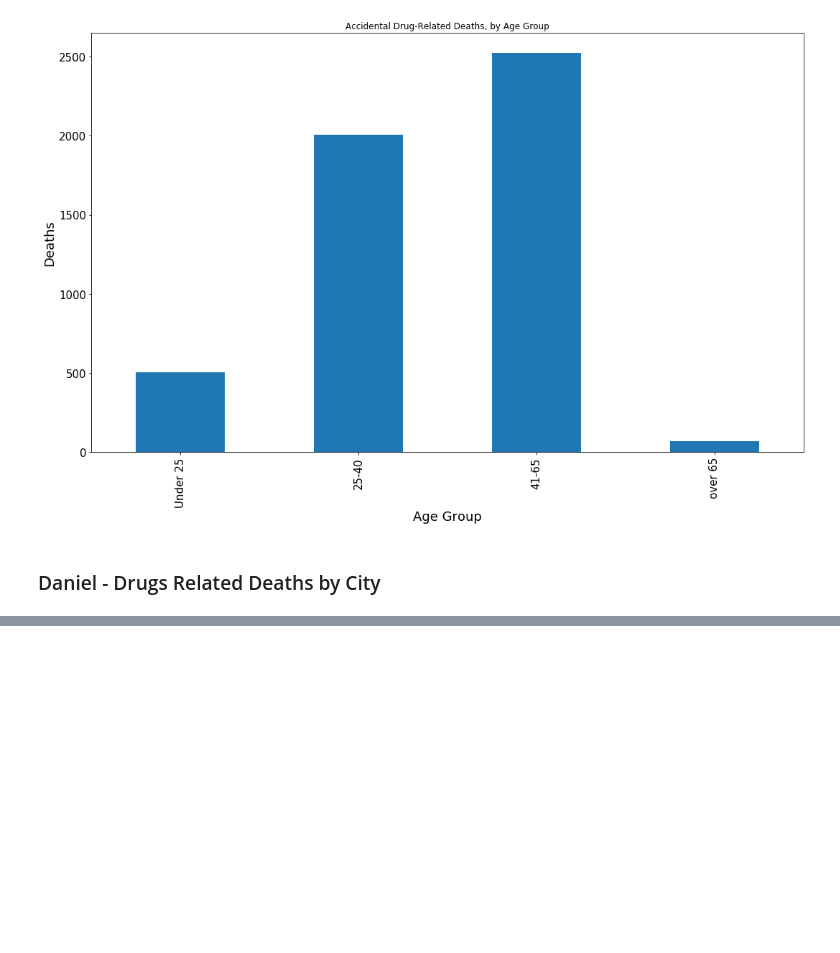
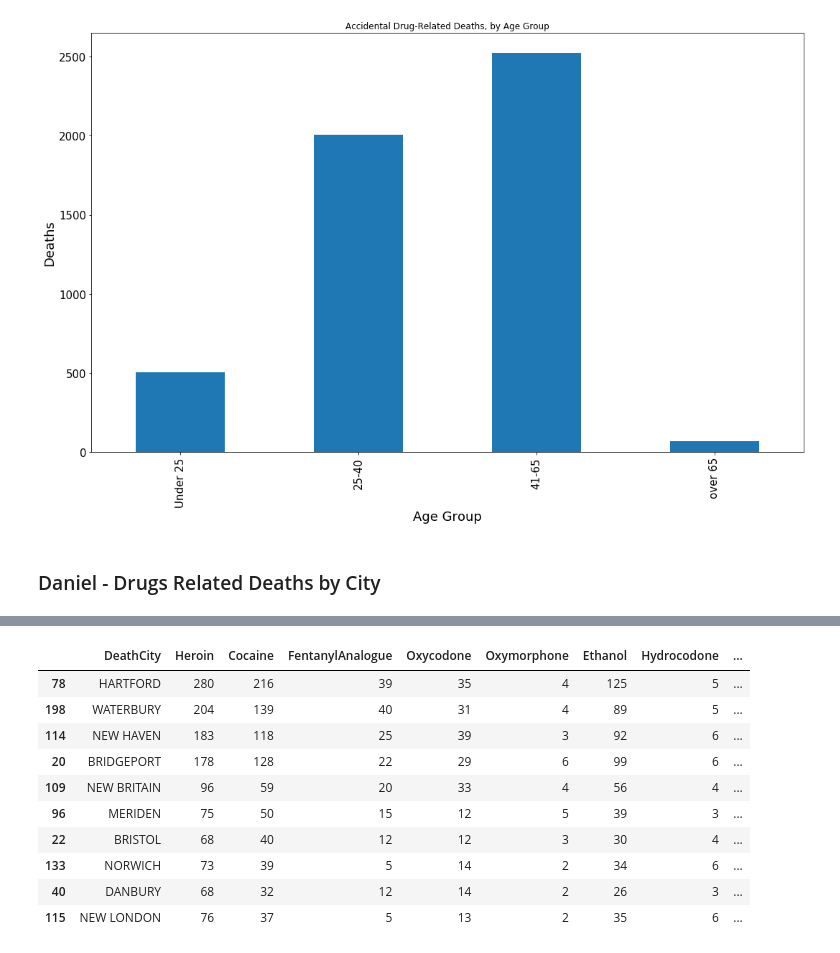
Before and after one commit to prerak-patel/Accidental-Drug-Related-Deaths, a Jupyter notebook: accidentalDrugRelatedDeaths.ipynb, the cells around one changed output, grey strips where cells are left out. Cells and saved outputs as stored; diff of their text form; code cells hidden in the pictures; blank space fills up the shorter version.

```diff
--- a/accidentalDrugRelatedDeaths.ipynb
+++ b/accidentalDrugRelatedDeaths.ipynb
@@ -215,0 +272,4 @@ plt.show()
+# %%
+#Replace 'Y' for a 1 in order to use values for extracting information
+d_count = new_accidental_drug_related.replace({'Y':1})
+d_count.head()
@@ -215,0 +283,4 @@ plt.show()
+# %%
+#Group and add values
+drug_count = d_count.groupby('DeathCity').sum()
+drug_count.head()
@@ -215,0 +295,6 @@ plt.show()
+# %%
+#Return index
+drug_count.index.name = None
+drug_count.index.name = 'DeathCity'
+drug_count.reset_index(inplace=True)
+drug_count.head()
@@ -215,0 +319,16 @@ plt.show()
+# %%
+#Filter dataframe to only show the top 10
+top = drug_count.nlargest(10,['Total Amount of Drugs'])
+top
+# %% [output]
+|  | DeathCity | Heroin | Cocaine | FentanylAnalogue | Oxycodone | Oxymorphone | Ethanol | Hydrocodone | ... |
+| 78 | HARTFORD | 280 | 216 | 39 | 35 | 4 | 125 | 5 | ... |
+| 198 | WATERBURY | 204 | 139 | 40 | 31 | 4 | 89 | 5 | ... |
+| 114 | NEW HAVEN | 183 | 118 | 25 | 39 | 3 | 92 | 6 | ... |
+| 20 | BRIDGEPORT | 178 | 128 | 22 | 29 | 6 | 99 | 6 | ... |
+| 109 | NEW BRITAIN | 96 | 59 | 20 | 33 | 4 | 56 | 4 | ... |
+| 96 | MERIDEN | 75 | 50 | 15 | 12 | 5 | 39 | 3 | ... |
+| 22 | BRISTOL | 68 | 40 | 12 | 12 | 3 | 30 | 4 | ... |
+| 133 | NORWICH | 73 | 39 | 5 | 14 | 2 | 34 | 6 | ... |
+| 40 | DANBURY | 68 | 32 | 12 | 14 | 2 | 26 | 3 | ... |
+| 115 | NEW LONDON | 76 | 37 | 5 | 13 | 2 | 35 | 6 | ... |
```
Also changed, not shown: parts of 10 cells of this notebook.
